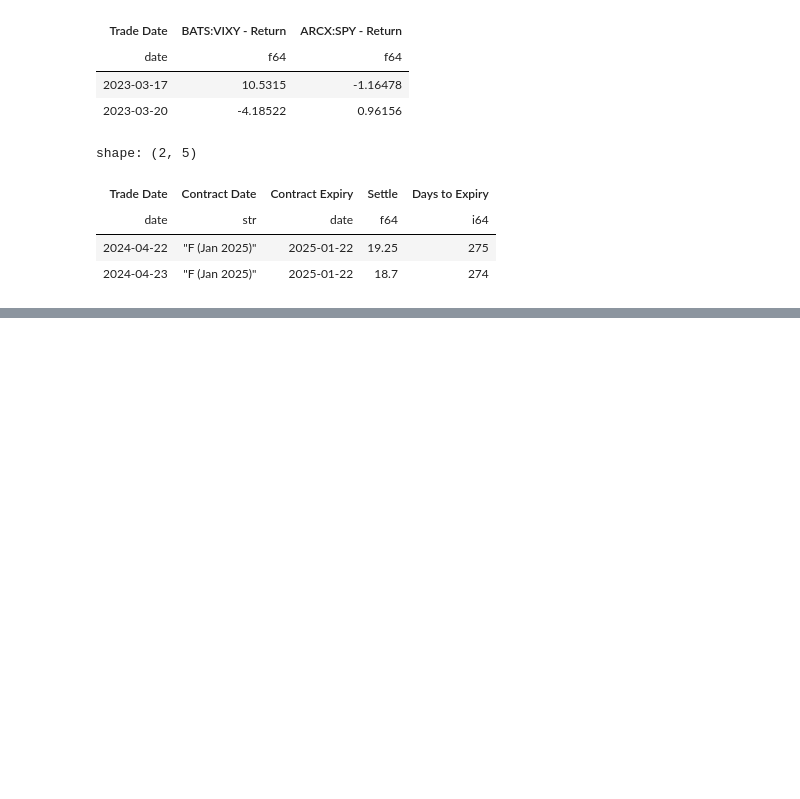
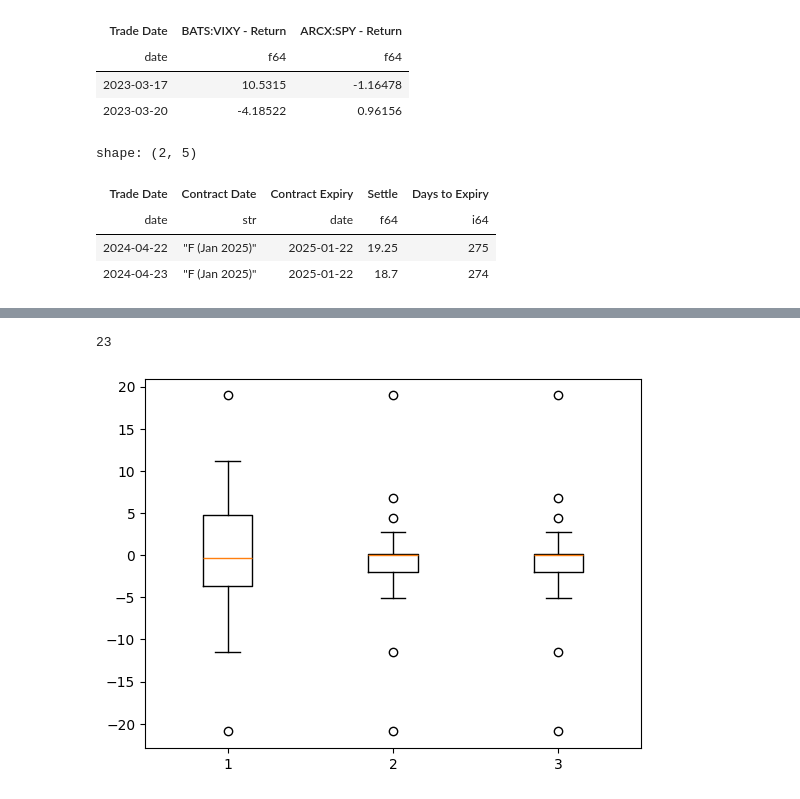
Before and after one commit to jaycampbellluo/vixy, a Jupyter notebook: main.ipynb, the cells around one changed output, grey strips where cells are left out. Saved outputs shown, nothing was run; the diff lists cells and outputs as text; code cells hidden in the pictures; blank space fills up the shorter version.

```diff
--- a/main.ipynb
+++ b/main.ipynb
@@ -114,5 +100,14 @@ shape: (450, 24)
 # %%
 short = short.with_columns((~pl.col("30/60 flag")).alias("inverse 30/60 flag"))
 short = add_cumret(short, "inverse 30/60 flag", "BATS:VIXY - Return")
+# %%
+box_data = main.filter((pl.col("return earned: 7/30 flag (shifted)") != 0) | (pl.col("return earned: 30/60 flag (shifted)") != 0) | (pl.col("return earned: 30/90 flag (shifted)") != 0)).select([pl.col("Trade Date"), pl.col("return earned: 7/30 flag (shifted)"), pl.col("return earned: 30/60 flag (shifted)"), pl.col("return earned: 30/90 flag (shifted)")])
+print(len(box_data))
+fig, ax = plt.subplots()
+ax.boxplot([box_data["return earned: 7/30 flag (shifted)"], box_data["return earned: 30/60 flag (shifted)"], box_data["return earned: 30/90 flag (shifted)"]])
+plt.show()
+# %% [output]
+23
+[figure, added]
 # %%
 # check to see if the greater the ratio of front month : back month, the higher the return on VIXY
```
Also changed, not shown: parts of 10 cells of this notebook, 1 other file.
